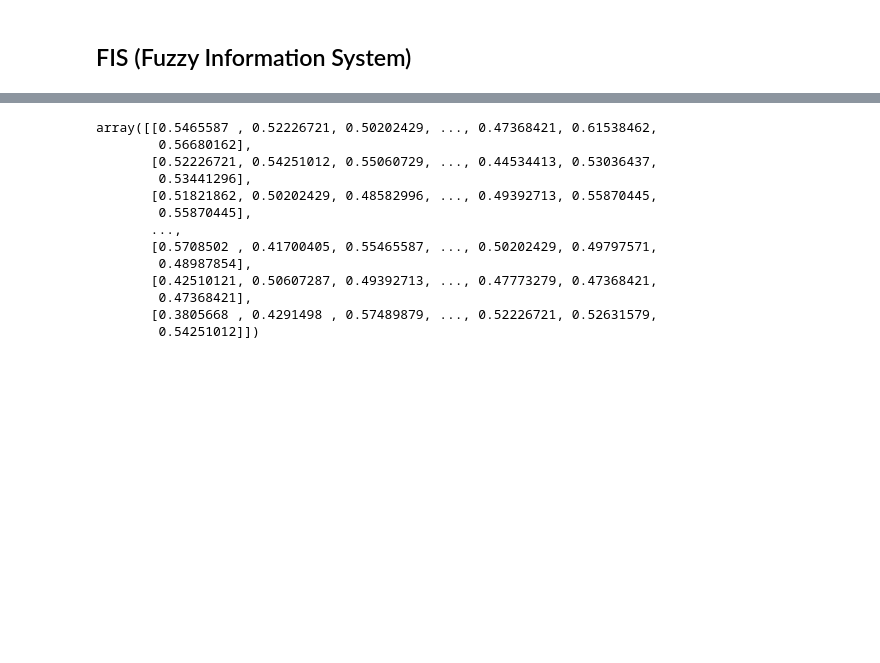
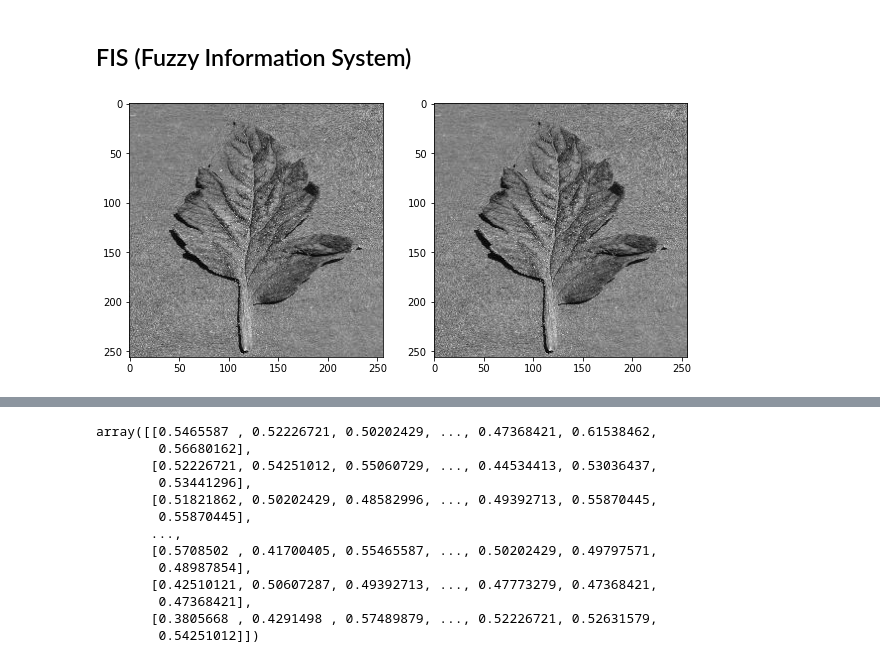
Before and after one commit to trifarameliniaa/SKRIPSI, a Jupyter notebook: file skripsinya fara.ipynb, the cells around one changed output, grey strips where cells are left out. Saved outputs shown, nothing was run; the diff lists cells and outputs as text; code cells hidden in the pictures; blank space fills up the shorter version.

```diff
--- a/file skripsinya fara.ipynb
+++ b/file skripsinya fara.ipynb
@@ -61,3 +61,19 @@ np.min(imgG_array),np.max(imgG_array)
 (0, 247)
 # %% [markdown]
 ## FIS (Fuzzy Information System)
+# %%
+def fungsi_linier(x):
+  a = 0;
+  b = 247;
+  miu = (x - a)/(b-a)
+  return miu
+
+plt.figure(figsize=(10,5))
+plt.gray()
+plt.subplot(121)
+plt.imshow(imgG_array/256)
+plt.subplot(122)
+plt.imshow(fungsi_linier(imgG_array/256))
+plt.show()
+# %% [output]
+[figure, added]
```
Also changed, not shown: parts of 4 cells of this notebook.
